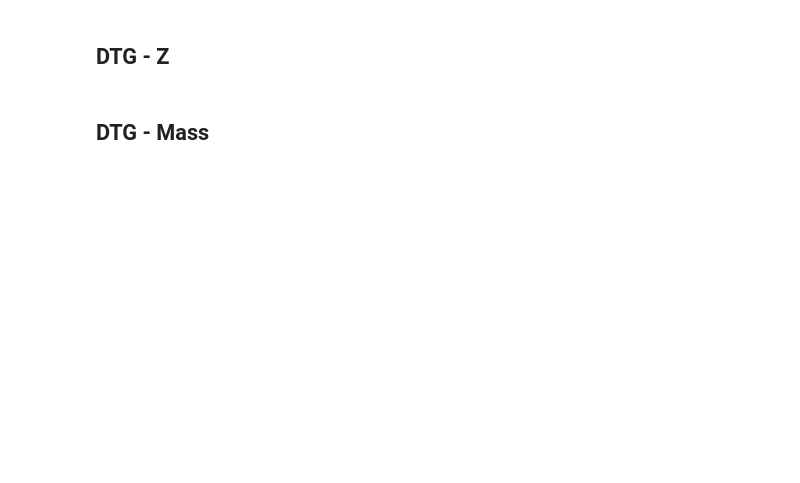
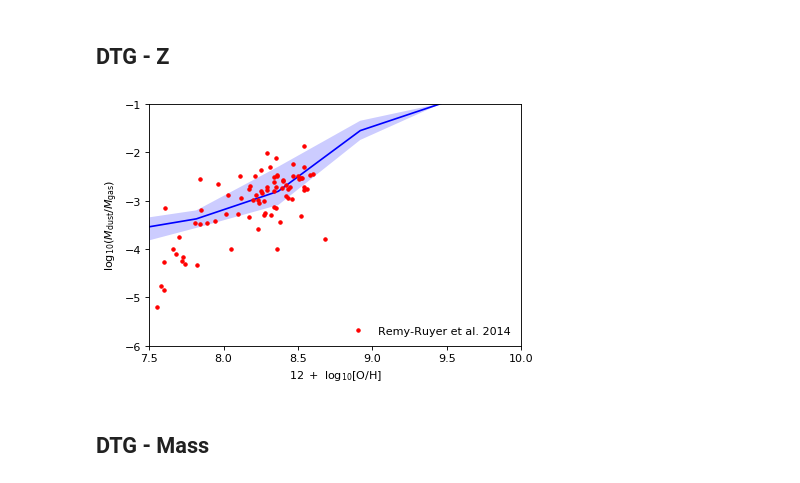
Before and after one commit to darrencroton/sage, a Jupyter notebook: analysis/allresults-new.ipynb, the cells around one changed output. Drawn from its saved outputs; the diff is of its cells as text; code cells hidden in the pictures; blank space fills up the shorter version.

```diff
--- a/analysis/allresults-new.ipynb
+++ b/analysis/allresults-new.ipynb
@@ -480,37 +487,39 @@ for t in leg.get_texts():  # Reduce the size of the text
 # %%
 plt.figure()
 ax = plt.subplot(111)
 
 w = np.where((G_history[0].MetalsColdGas > 0) & (G_history[0].ColdDust > 0) & (G_history[0].StellarMass * 1.e10 / Hubble_h > 1.e8))[0]
-Z = np.log10((G_history[0].MetalsColdGas[w] / G_history[0].ColdGas[w]) / 0.02) + 9.0
+Z = np.log10((G_history[0].MetalsColdGas[w] / G_history[0].ColdGas[w]) / 0.02) + 9
 DTG = np.log10(G_history[0].ColdDust[w]/G_history[0].ColdGas[w])
 
-
+binwidth = 0.5
+total_bins = int((max(Z) - min(Z)) / binwidth)
 bins = np.linspace(Z.min(), Z.max(), total_bins)
 delta = bins[1]-bins[0]
 idx = np.digitize(Z, bins)
-median = [np.percentile(DTG[idx==k+1], 50, interpolation='linear') for k in range(total_bins)]
-perc1 = [np.percentile(DTG[idx==k+1], 16, interpolation='linear') for k in range(total_bins)]
-perc2 = [np.percentile(DTG[idx==k+1], 84, interpolation='linear') for k in range(total_bins)]
+median = [np.median(DTG[idx==k+1]) for k in range(total_bins)]
+perc1 = [np.percentile(DTG[idx==k+1], 16) for k in range(total_bins)]
+perc2 = [np.percentile(DTG[idx==k+1], 84) for k in range(total_bins)]
 
-#plt.scatter(Z, DTG, marker='o', s=1, c='k', alpha=0.3, label='SAGE with dust')
-plt.plot(bins-delta/2, median, 'b-', label='median')
+#plt.scatter(Z, DTG, marker='o', s=1, c='grey', alpha=0.3)
+plt.plot(bins-delta/2, median, 'b-')
 plt.fill_between(bins-delta/2, perc1, perc2, facecolor='b', alpha=0.2)
 
-#plt.scatter(Z, DTG, marker='o', s=1, c='k', alpha=0.5, label='SAGE with dust')
 plt.plot(Z_rr, DTG_rr, 'r.', label='Remy-Ruyer et al. 2014')
 plt.xlim(7.5, 10)
 plt.ylim(-6, -1)
 plt.xlabel(r'$12\ +\ \log_{10}[\mathrm{O/H}]$')
 plt.ylabel(r'$\log_{10} (M_{\mathrm{dust}} / M_{\mathrm{gas}})$')
 #print(max(DTG))
 
 leg = plt.legend(loc=0, numpoints=1, labelspacing=0.1)
 leg.draw_frame(False)  # Don't want a box frame
 for t in leg.get_texts():  # Reduce the size of the text
     t.set_fontsize('medium')
 
-plt.savefig('plots/DTG-new-dust.png')
+#plt.savefig('plots/DTG-new-dust.png')
+# %% [output]
+[figure, added]
 # %% [markdown]
 ## DTG - Mass
 # %%
```
Also changed, not shown: parts of 13 cells of this notebook.
